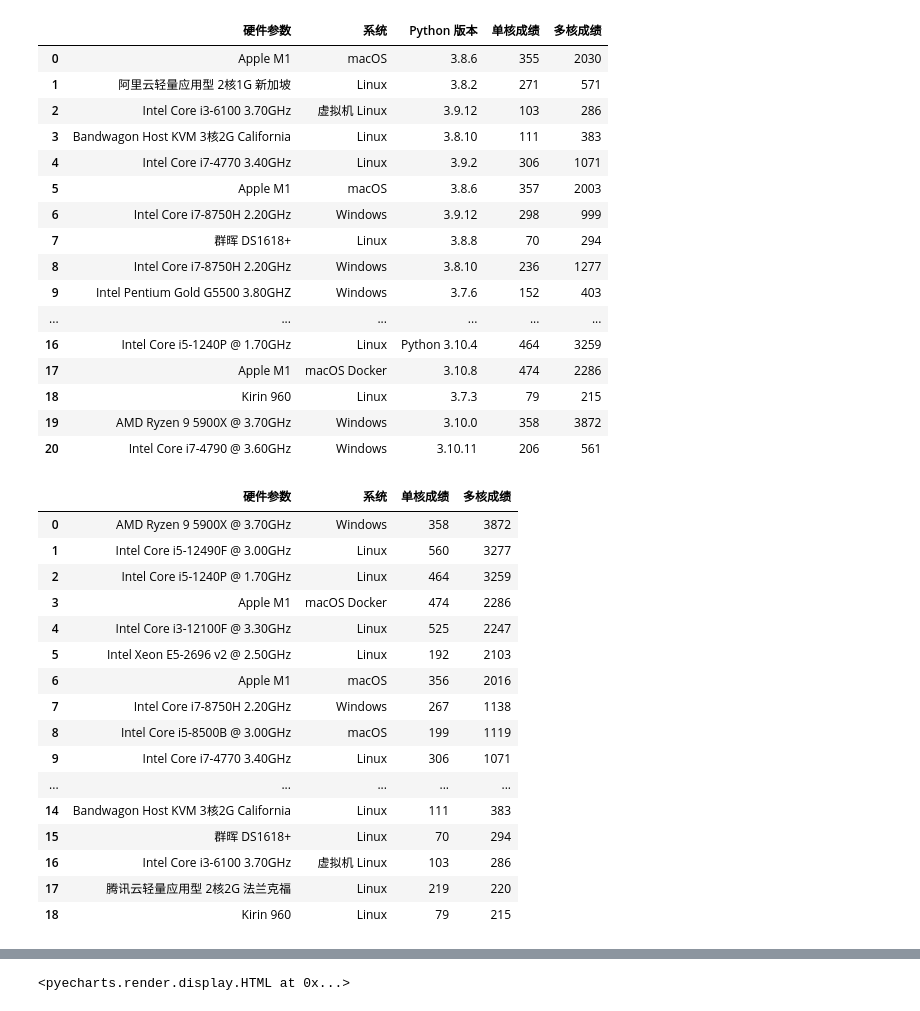
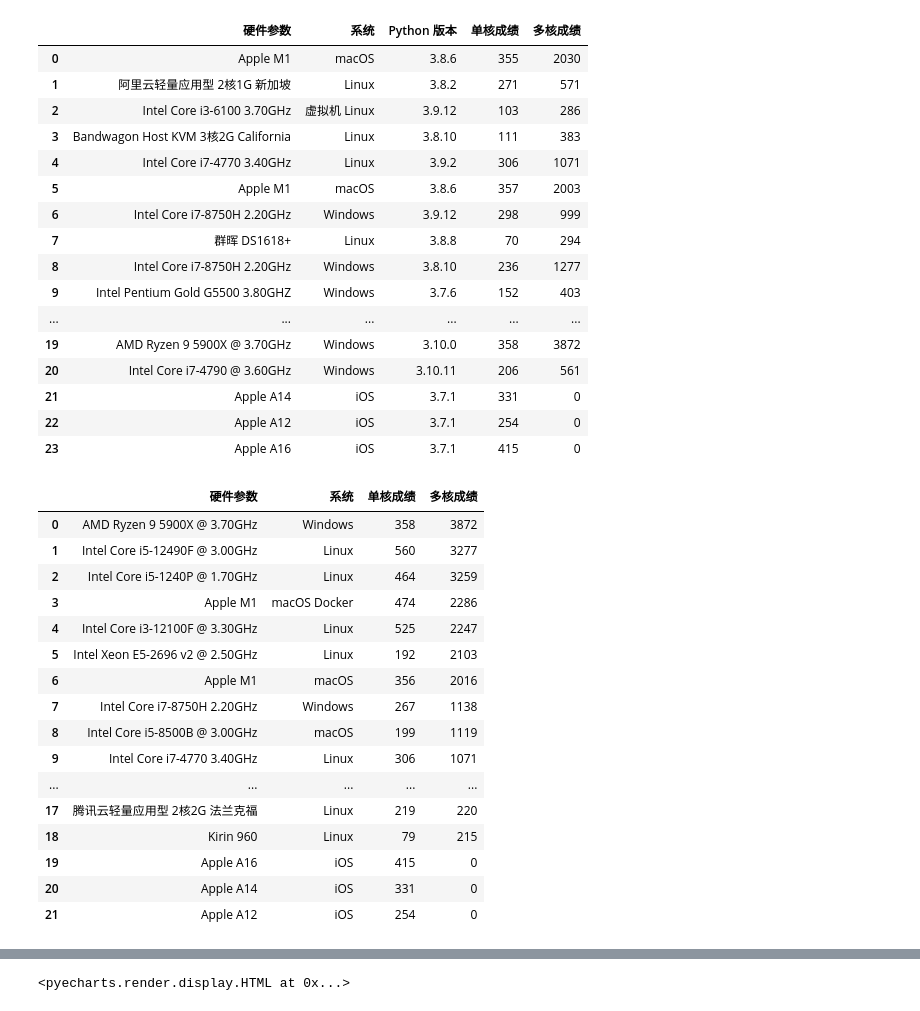
Before and after one commit to Cyberbolt/py_cpu_test, a Jupyter notebook: data_analysis/visualize.ipynb, the cells around one changed output, grey strips where cells are left out. Cells and saved outputs as stored; diff of their text form; code cells hidden in the pictures.

Commit message:
新增 Apple A12、A14、A16

```diff
--- a/data_analysis/visualize.ipynb
+++ b/data_analysis/visualize.ipynb
@@ -11,44 +11,47 @@ data_list = [['Apple M1', 'macOS', '3.8.6', 355, 2030],
              ['Intel Core i7-8750H 2.20GHz', 'Windows', '3.9.12', 298, 999],
              ['群晖 DS1618+', 'Linux', '3.8.8', 70, 294],
              ['Intel Core i7-8750H 2.20GHz', 'Windows', '3.8.10', 236, 1277],
              ['Intel Pentium Gold G5500 3.80GHZ', 'Windows', '3.7.6', 152, 403],
              ['腾讯云轻量应用型 2核2G 法兰克福', 'Linux', '3.8.10', 219, 220],
              ['Intel Xeon E5-2696 v2 @ 2.50GHz', 'Linux', '3.10.4', 192, 2103],
              ['腾讯云轻量应用型 4核4G 广州', 'Linux', '3.8.10', 239, 448],
              ['Intel Core i3-12100F @ 3.30GHz', 'Linux', '3.10.4', 525, 2247],
              ['Intel Core i5-12490F @ 3.00GHz', 'Linux', '3.10.4', 560, 3277],
              ['Intel Core i5-8500B @ 3.00GHz', 'macOS', 'Python 3.8.2', 199, 1119],
              ['Intel Core i5-1240P @ 1.70GHz', 'Linux', 'Python 3.10.4', 464, 3259],
              ['Apple M1', 'macOS Docker', '3.10.8', 474, 2286],
              ['Kirin 960', 'Linux', '3.7.3', 79, 215],
              ['AMD Ryzen 9 5900X @ 3.70GHz', 'Windows', '3.10.0', 358, 3872],
-             ['Intel Core i7-4790 @ 3.60GHz', 'Windows', '3.10.11', 206, 561]
+             ['Intel Core i7-4790 @ 3.60GHz', 'Windows', '3.10.11', 206, 561],
+             ['Apple A14', 'iOS', '3.7.1', 331, 0],
+             ['Apple A12', 'iOS', '3.7.1', 254, 0],
+             ['Apple A16', 'iOS', '3.7.1', 415, 0],
              ]
 data = pd.DataFrame(data_list, columns = ['硬件参数','系统','Python 版本', '单核成绩', '多核成绩'])
 data
 # %% [output]
 |  | 硬件参数 | 系统 | Python 版本 | 单核成绩 | 多核成绩 |
 | 0 | Apple M1 | macOS | 3.8.6 | 355 | 2030 |
 | 1 | 阿里云轻量应用型 2核1G 新加坡 | Linux | 3.8.2 | 271 | 571 |
 | 2 | Intel Core i3-6100 3.70GHz | 虚拟机 Linux | 3.9.12 | 103 | 286 |
 | 3 | Bandwagon Host KVM 3核2G California | Linux | 3.8.10 | 111 | 383 |
 | 4 | Intel Core i7-4770 3.40GHz | Linux | 3.9.2 | 306 | 1071 |
 | 5 | Apple M1 | macOS | 3.8.6 | 357 | 2003 |
 | 6 | Intel Core i7-8750H 2.20GHz | Windows | 3.9.12 | 298 | 999 |
 | 7 | 群晖 DS1618+ | Linux | 3.8.8 | 70 | 294 |
 | 8 | Intel Core i7-8750H 2.20GHz | Windows | 3.8.10 | 236 | 1277 |
 | 9 | Intel Pentium Gold G5500 3.80GHZ | Windows | 3.7.6 | 152 | 403 |
 | ... | ... | ... | ... | ... | ... |
-| 16 | Intel Core i5-1240P @ 1.70GHz | Linux | Python 3.10.4 | 464 | 3259 |
-| 17 | Apple M1 | macOS Docker | 3.10.8 | 474 | 2286 |
-| 18 | Kirin 960 | Linux | 3.7.3 | 79 | 215 |
 | 19 | AMD Ryzen 9 5900X @ 3.70GHz | Windows | 3.10.0 | 358 | 3872 |
 | 20 | Intel Core i7-4790 @ 3.60GHz | Windows | 3.10.11 | 206 | 561 |
+| 21 | Apple A14 | iOS | 3.7.1 | 331 | 0 |
+| 22 | Apple A12 | iOS | 3.7.1 | 254 | 0 |
+| 23 | Apple A16 | iOS | 3.7.1 | 415 | 0 |
 # %%
 data = data.groupby(['硬件参数','系统'], as_index = False)[['Python 版本','单核成绩','多核成绩']].agg({'单核成绩': np.mean, '多核成绩': np.mean})
 data['单核成绩'] = data['单核成绩'].astype('int')
 data['多核成绩'] = data['多核成绩'].astype('int')
-data = data.sort_values(by = '多核成绩',  ascending=False, ignore_index=True)
+data = data.sort_values(by = ['多核成绩', '单核成绩'],  ascending=False, ignore_index=True)
 data
 # %% [output]
 |  | 硬件参数 | 系统 | 单核成绩 | 多核成绩 |
@@ -63,9 +66,9 @@ data
 | 8 | Intel Core i5-8500B @ 3.00GHz | macOS | 199 | 1119 |
 | 9 | Intel Core i7-4770 3.40GHz | Linux | 306 | 1071 |
 | ... | ... | ... | ... | ... |
-| 14 | Bandwagon Host KVM 3核2G California | Linux | 111 | 383 |
-| 15 | 群晖 DS1618+ | Linux | 70 | 294 |
-| 16 | Intel Core i3-6100 3.70GHz | 虚拟机 Linux | 103 | 286 |
 | 17 | 腾讯云轻量应用型 2核2G 法兰克福 | Linux | 219 | 220 |
 | 18 | Kirin 960 | Linux | 79 | 215 |
+| 19 | Apple A16 | iOS | 415 | 0 |
+| 20 | Apple A14 | iOS | 331 | 0 |
+| 21 | Apple A12 | iOS | 254 | 0 |
 # %%
```
Also changed, not shown: parts of 1 cell of this notebook, 1 other file.
